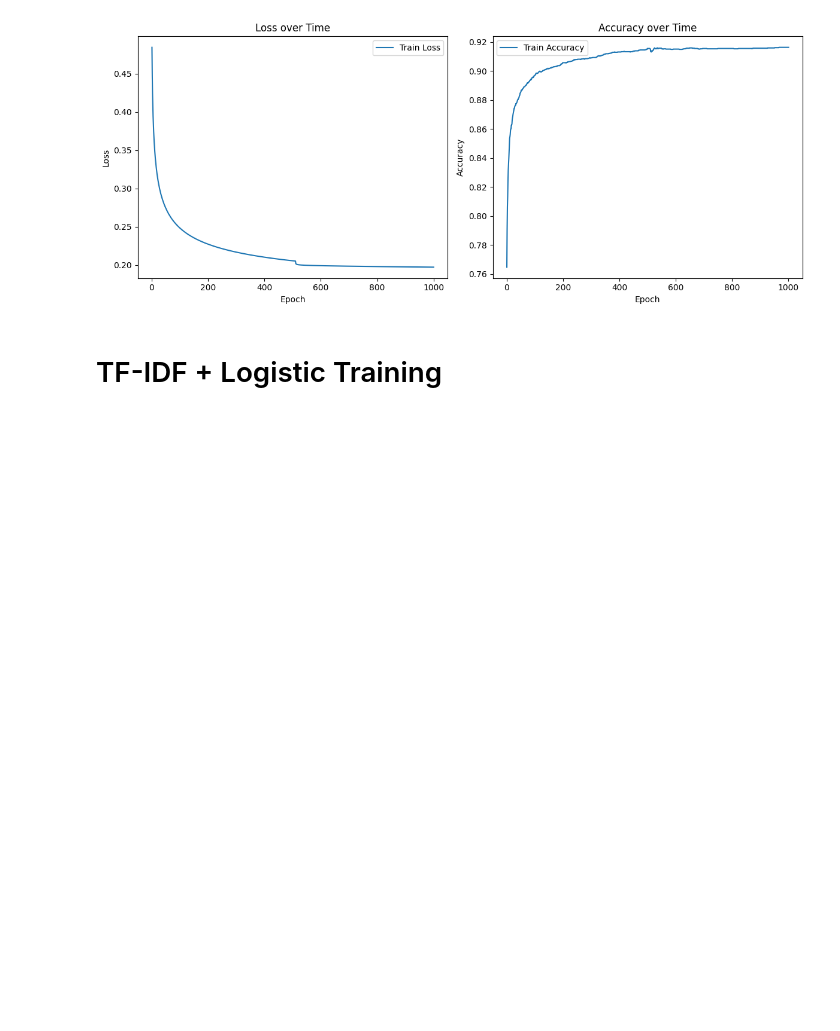
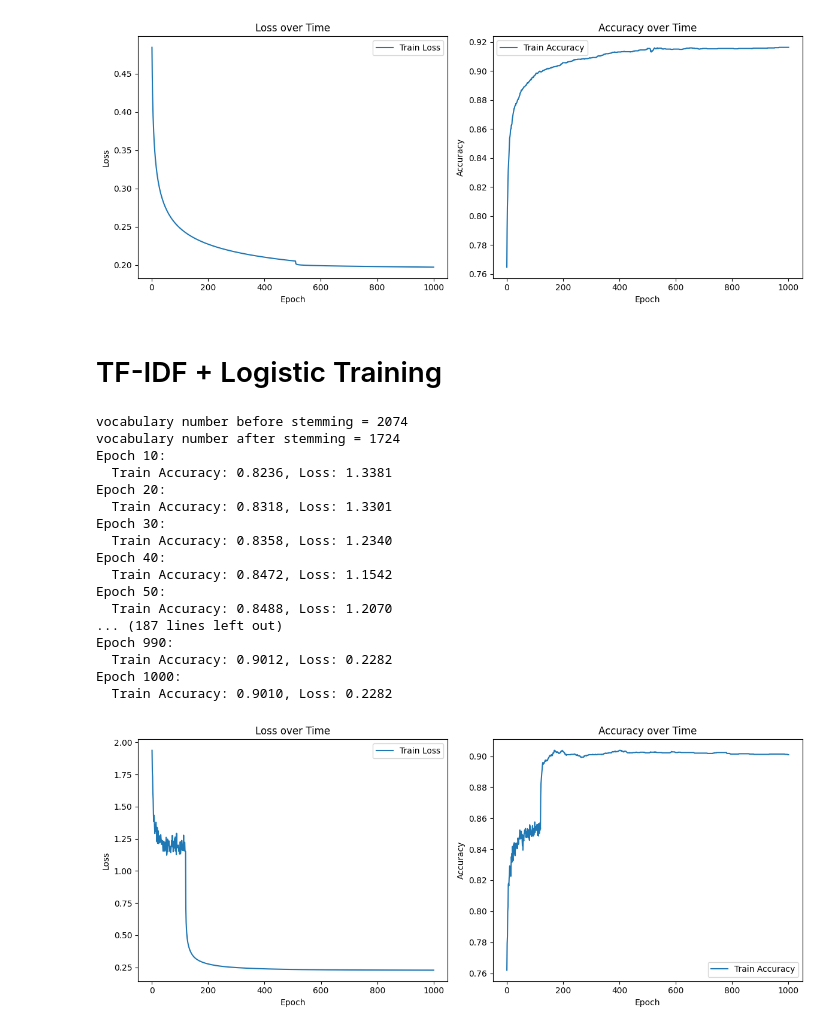
Before and after one commit to DARKNESSPROF/similarity, a Jupyter notebook: TextProcessing.ipynb, the cells around one changed output. Drawn from its saved outputs; the diff is of its cells as text; code cells hidden in the pictures; blank space fills up the shorter version.

Commit message:
finished tf-idf with logistic regression

```diff
--- a/TextProcessing.ipynb
+++ b/TextProcessing.ipynb
@@ -748,7 +740,7 @@ class LogisticRegression:
                 print(f"  Train Accuracy: {train_acc:.4f}, Loss: {train_loss:.4f}")
                 if X_val is not None:
                     print(f"  Val   Accuracy: {val_acc:.4f}, Loss: {val_loss:.4f}")
-                if train_acc - prev_acc < 0 and self.lr > self.initial_lr / 10:
+                if train_acc - prev_acc < 0 and train_acc > 0.85 and self.lr > self.initial_lr / 10:
                     self.lr /= 10
                     print(f"  Accuracy decreased, learning rate reduced to {self.lr:.5f}")
                 if train_acc >= 0.95 and train_acc < prev_acc:
@@ -911,42 +903,60 @@ import random
 sample_size = 5000
 data_q1 = dataset['question1'][:sample_size]
 data_q2 = dataset['question2'][:sample_size]
 labels = dataset['is_duplicate'][:sample_size]
 
 combined_dataset = list(data_q1) + list(data_q2)
 
 vocabulary = build_vocabulary(combined_dataset)
 print(f"vocabulary number before stemming = {len(vocabulary)}")
 
 vocabulary = stabilize_vocab_stemming(vocabulary, stemmer)
 print(f"vocabulary number after stemming = {len(vocabulary)}")
 
-
+idf = compute_idf(combined_dataset, vocabulary)
 
 X = []
 for q1, q2 in zip(data_q1, data_q2):
-    v1 = bag_of_words_vectorizer(vocabulary, str(q1))
-    v2 = bag_of_words_vectorizer(vocabulary, str(q2))
+    v1 = tf_idf_vectorizer(str(q1), vocabulary, idf)
+    v2 = tf_idf_vectorizer(str(q2), vocabulary, idf)
     X.append(v1 + v2)
 
-combined = list(zip(X, labels))
-random.shuffle(combined)
-split_idx = int(0.8 * len(combined))
-train_data = combined[:split_idx]
-test_data = combined[split_idx:]
+samples = list(zip(X, labels))
+random.shuffle(samples)
 
-X_train, y_train = zip(*train_data)
-X_test, y_test = zip(*test_data)
+split_idx = int(0.8 * len(samples))
+
+X_train, y_train = zip(*samples[:split_idx])
+X_test, y_test = zip(*samples[split_idx:])
 
 model = LogisticRegression(lr=0.1, epochs=1000)
 model.fit(X, labels)
 
 # Save
-model.save("logistic_model.pkl")
+model.save("TF_IDF_logistic_model.pkl")
 
 # Load
 model2 = LogisticRegression()
-model2.load("logistic_model.pkl")
+model2.load("TF_IDF_logistic_model.pkl")
 
 # Plot
 model.plot_metrics()
+# %% [output]
+vocabulary number before stemming = 2074
+vocabulary number after stemming = 1724
+Epoch 10:
+  Train Accuracy: 0.8236, Loss: 1.3381
+Epoch 20:
+  Train Accuracy: 0.8318, Loss: 1.3301
+Epoch 30:
+  Train Accuracy: 0.8358, Loss: 1.2340
+Epoch 40:
+  Train Accuracy: 0.8472, Loss: 1.1542
+Epoch 50:
+  Train Accuracy: 0.8488, Loss: 1.2070
+... (187 lines left out)
+Epoch 990:
+  Train Accuracy: 0.9012, Loss: 0.2282
+Epoch 1000:
+  Train Accuracy: 0.9010, Loss: 0.2282
+[figure, added]
```
Also changed, not shown: parts of 8 cells of this notebook, 3 other files.
